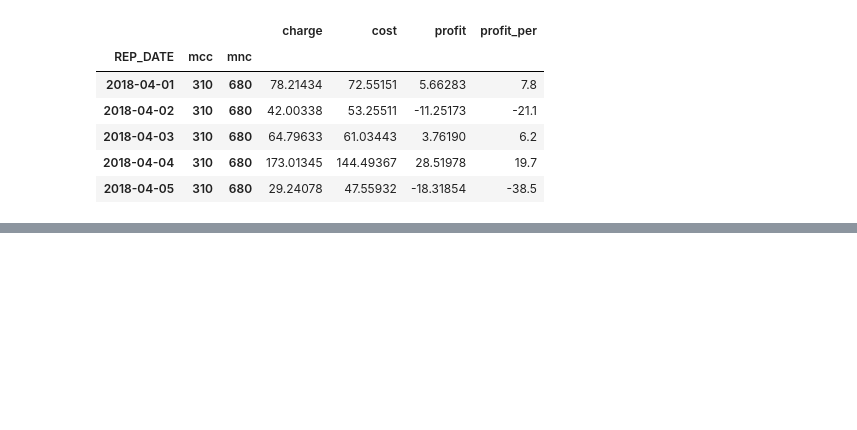
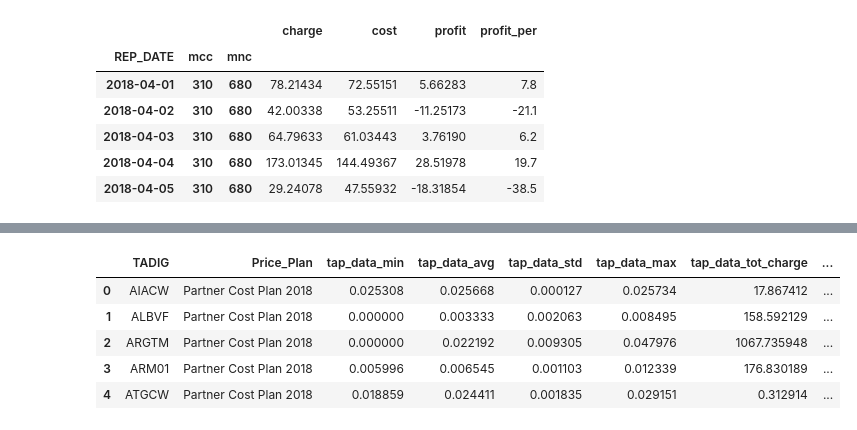
Before and after one commit to balobinp/RB_BD, a Jupyter notebook: RB_REPORTS_and_ANALYSIS_Python3.ipynb, the cells around one changed output, grey strips where cells are left out. Drawn from its saved outputs; the diff is of its cells as text; code cells hidden in the pictures; blank space fills up the shorter version.

```diff
--- a/RB_REPORTS_and_ANALYSIS_Python3.ipynb
+++ b/RB_REPORTS_and_ANALYSIS_Python3.ipynb
@@ -83,0 +132,43 @@ df2[(df2.index.get_level_values('mcc')==310) & (df2.index.get_level_values('mnc'
+# %%
+#Из базы данных OCS выгружаем тарифы и объединяем с данными BSS и сохраняем в файл csv
+
+import pandas as pd
+import pyodbc
+#Connect to OCSDBREP1 (BSS)
+cnxn = pyodbc.connect('DRIVER={SQL Server};SERVER=172.18.11.82;DATABASE=10028;UID=BSS;PWD=iKQVm40AZAmyRaw72LeY')
+
+sql_srt=\
+'''
+SELECT t.tadig_code AS TADIG,p.roaming_plan_name  AS Price_Plan
+,CASE WHEN rpr.currency_id=1 THEN rpr.mo_call_rate WHEN rpr.currency_id=2 THEN rpr.mo_call_rate*1.2 END ocs_moc_rate
+,CASE WHEN rpr.currency_id=1 THEN rpr.mt_call_rate WHEN rpr.currency_id=2 THEN rpr.mt_call_rate*1.2 END ocs_mtc_rate
+,CASE WHEN rpr.currency_id=1 THEN rpr.mo_sms_rate WHEN rpr.currency_id=2 THEN rpr.mo_sms_rate*1.2 END ocs_mo_sms_rate
+,CASE WHEN rpr.currency_id=1 THEN rpr.mt_sms_rate WHEN rpr.currency_id=2 THEN rpr.mt_sms_rate*1.2 END ocs_mt_sms_rate
+,CASE WHEN rpr.currency_id=1 THEN rpr.data_rate WHEN rpr.currency_id=2 THEN rpr.data_rate*1.2 END ocs_data_rate
+FROM ROAMING_PLAN_RULES rpr
+LEFT JOIN RDB_TADIG_CODES t
+ON rpr.network_id=t.network_id
+LEFT JOIN ROAMING_PLANS p
+ON rpr.roaming_plan_id=p.roaming_plan_id
+WHERE rpr.roaming_plan_id IN (267,268)
+AND rpr.end_date IS NULL
+AND p.deleted IS NULL
+'''
+
+df_ocs_tariff = pd.read_sql_query(sql_srt, cnxn)
+cnxn.close()
+
+df = pd.merge(df_tap_tariff,df_ocs_tariff[['TADIG','Price_Plan','ocs_data_rate']],
+        how='left',on=['TADIG','Price_Plan'])
+
+df['pct_diff'] = (df['tap_data_avg'] - df['ocs_data_rate'])*100 / df['ocs_data_rate']
+
+df.to_csv('./DATA/tap_ocs_analysis_180817.csv',index=False)
+df.head()
+# %% [output]
+|  | TADIG | Price_Plan | tap_data_min | tap_data_avg | tap_data_std | tap_data_max | tap_data_tot_charge | ... |
+| 0 | AIACW | Partner Cost Plan 2018 | 0.025308 | 0.025668 | 0.000127 | 0.025734 | 17.867412 | ... |
+| 1 | ALBVF | Partner Cost Plan 2018 | 0.000000 | 0.003333 | 0.002063 | 0.008495 | 158.592129 | ... |
+| 2 | ARGTM | Partner Cost Plan 2018 | 0.000000 | 0.022192 | 0.009305 | 0.047976 | 1067.735948 | ... |
+| 3 | ARM01 | Partner Cost Plan 2018 | 0.005996 | 0.006545 | 0.001103 | 0.012339 | 176.830189 | ... |
+| 4 | ATGCW | Partner Cost Plan 2018 | 0.018859 | 0.024411 | 0.001835 | 0.029151 | 0.312914 | ... |
```
Also changed, not shown: parts of 11 cells of this notebook.
